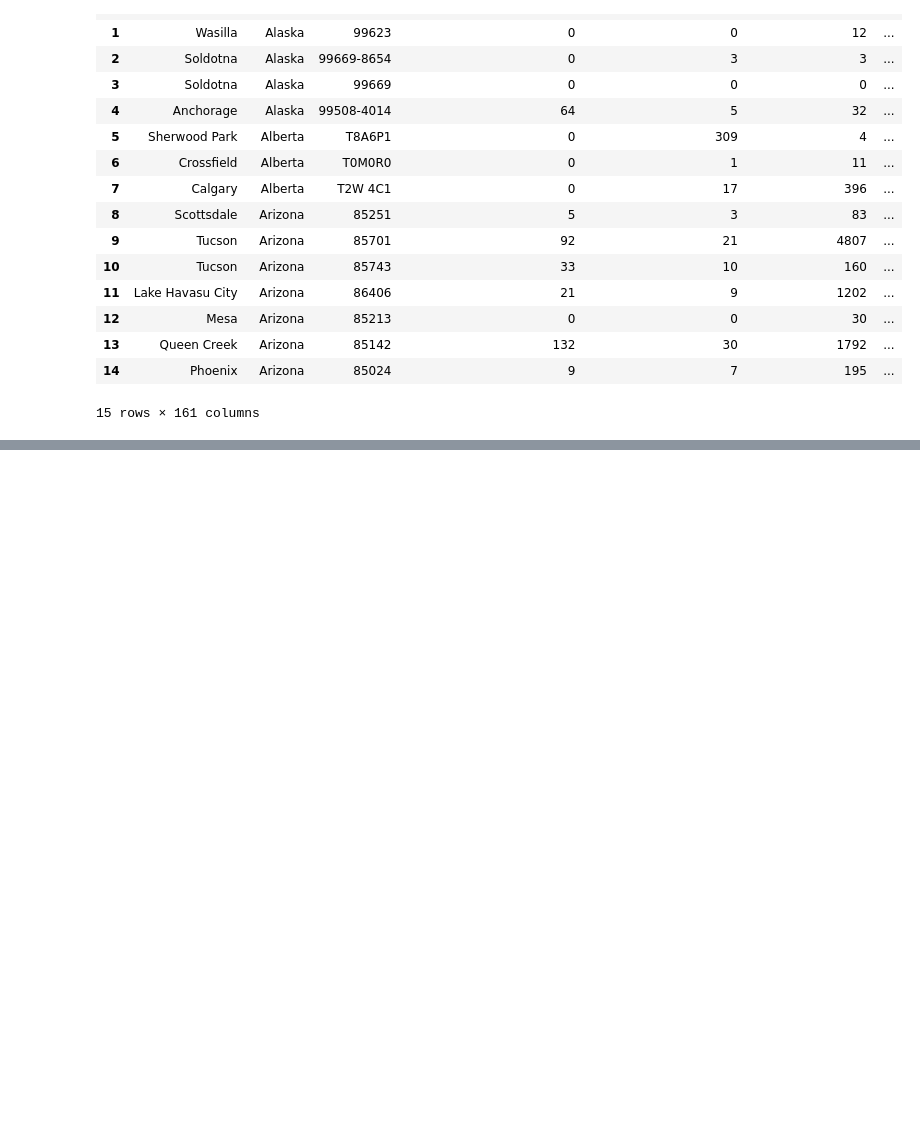
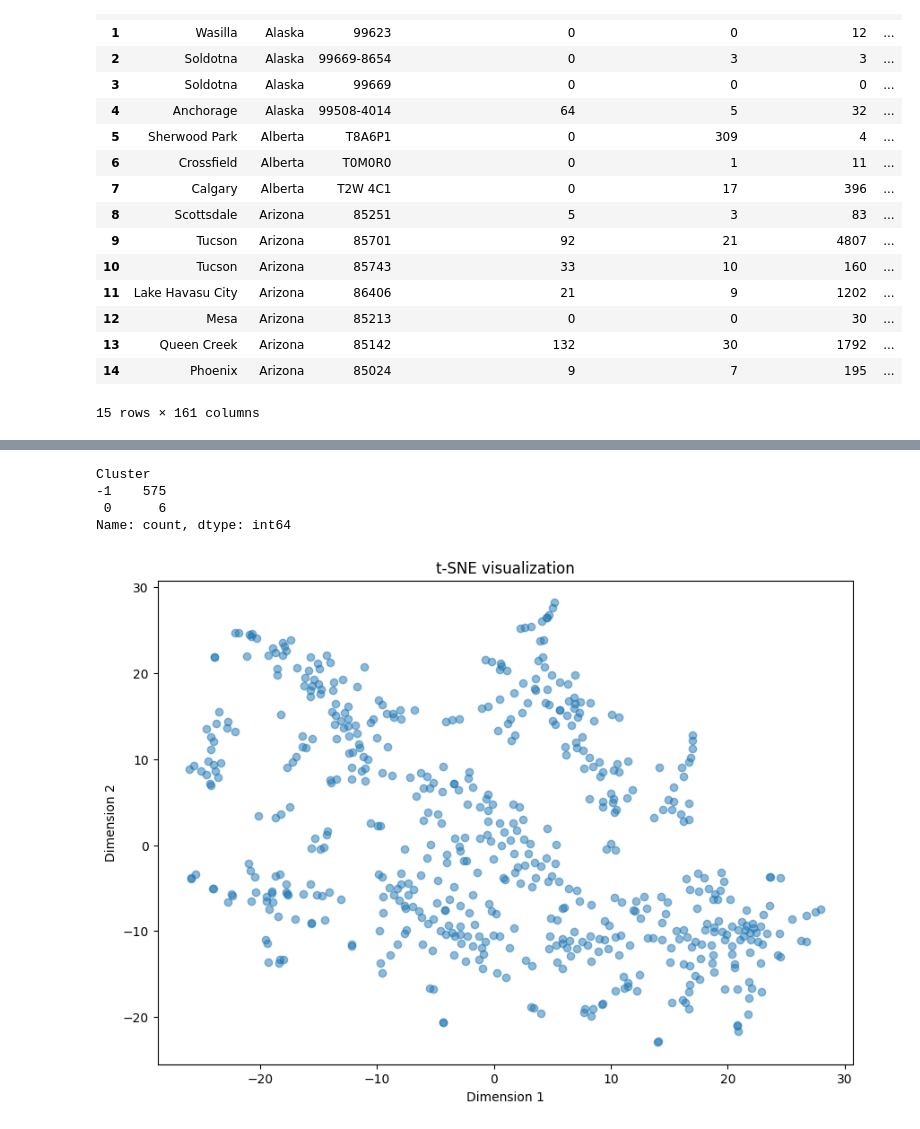
Before and after one commit to AITHIOMB/Home-Health-Impact, a Jupyter notebook: Aissatou T/DataPrep.ipynb, the cells around one changed output, grey strips where cells are left out. Cells and saved outputs as stored; diff of their text form; code cells hidden in the pictures; blank space fills up the shorter version.

```diff
--- a/Aissatou T/DataPrep.ipynb
+++ b/Aissatou T/DataPrep.ipynb
@@ -596,0 +625,9 @@ df.head(15)
+# %%
+# Convert numpy arrays to lists (if they're not already)
+mold_columns_list = list(mold_columns)
+symptom_columns_list = list(symptom_columns)
+
+# Concatenate the lists
+all_columns = mold_columns_list + symptom_columns_list
+
+df_subset = df[all_columns]
@@ -596,0 +642,21 @@ df.head(15)
+# %%
+print(df['Cluster'].value_counts())
+# %% [output]
+Cluster
+-1    575
+ 0      6
+Name: count, dtype: int64
+# %%
+from sklearn.manifold import TSNE
+
+tsne = TSNE(n_components=2, random_state=0)
+tsne_obj = tsne.fit_transform(df_subset)
+
+plt.figure(figsize=(10, 7))
+plt.scatter(tsne_obj[:, 0], tsne_obj[:, 1], alpha=0.5)
+plt.xlabel('Dimension 1')
+plt.ylabel('Dimension 2')
+plt.title('t-SNE visualization')
+plt.show()
+# %% [output]
+[figure, added]
```
Also changed, not shown: parts of 15 cells of this notebook.
